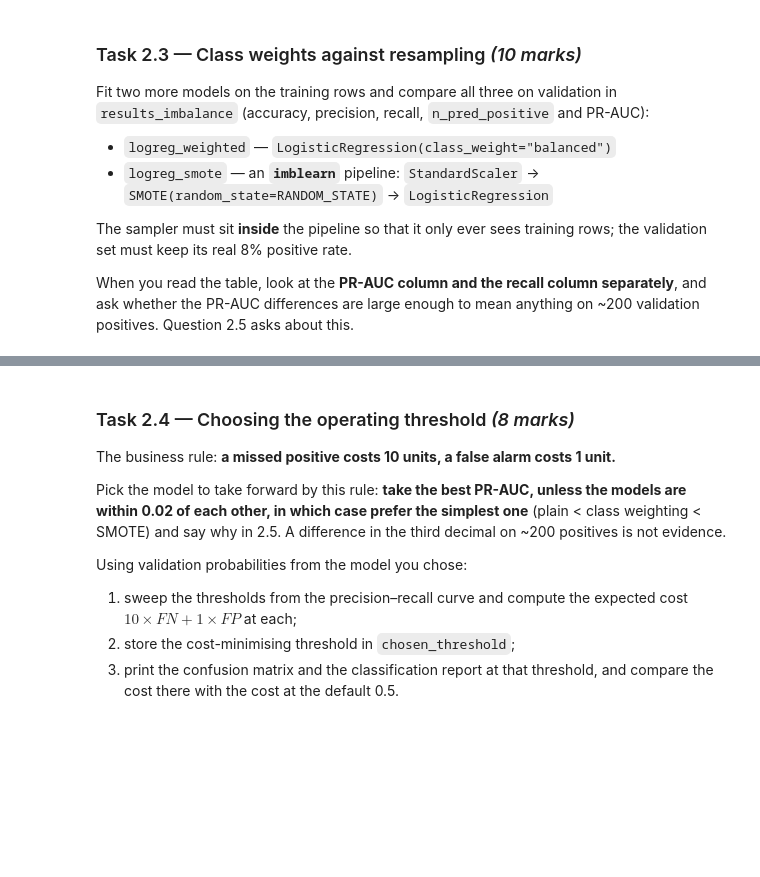
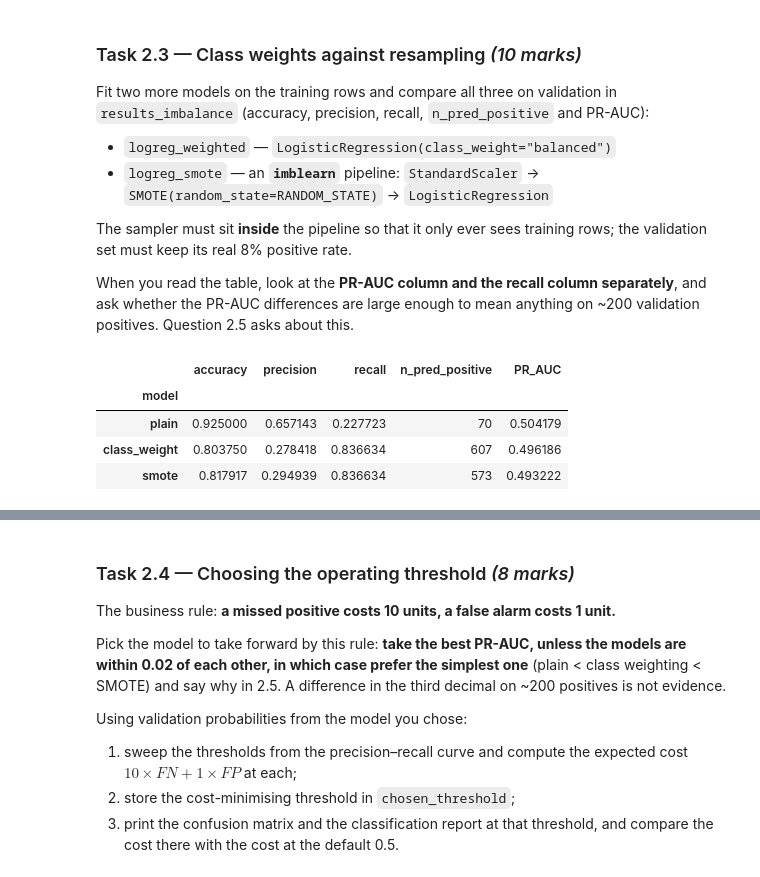
Before and after one commit to momoGrech/AdvancedAI_7CS133, a Jupyter notebook: Portfolio_Task1/AdvancedAI_7CS133_Portfolio_Task1.ipynb, the cells around one changed output, grey strips where cells are left out. Cells and saved outputs as stored; diff of their text form; code cells hidden in the pictures; blank space fills up the shorter version.

```diff
--- a/Portfolio_Task1/AdvancedAI_7CS133_Portfolio_Task1.ipynb
+++ b/Portfolio_Task1/AdvancedAI_7CS133_Portfolio_Task1.ipynb
@@ -526,15 +880,55 @@ this.
 # %%
 from imblearn.over_sampling import SMOTE
 from imblearn.pipeline import Pipeline as ImbPipeline
 
-# ===== YOUR CODE HERE =====
-# Fit `logreg_weighted` and `logreg_smote`, then build `results_imbalance` with one row per model
-# (plain, class_weight, smote) and a PR_AUC column.
-logreg_weighted = logreg_smote = None
-results_imbalance = None
-# ===== END OF YOUR CODE =====
+# 1. Class-weighted logistic regression.
+logreg_weighted = Pipeline([
+    ("scaler", StandardScaler()),
+    ("model", LogisticRegression(
+        class_weight="balanced",
+        max_iter=1000,
+        random_state=RANDOM_STATE
+    )),
+])
+logreg_weighted.fit(Xc_train, yc_train)
+
+# 2. SMOTE: scale first, then resample training data.
+logreg_smote = ImbPipeline([
+    ("scaler", StandardScaler()),
+    ("smote", SMOTE(random_state=RANDOM_STATE)),
+    ("model", LogisticRegression(
+        max_iter=1000,
+        random_state=RANDOM_STATE
+    )),
+])
+logreg_smote.fit(Xc_train, yc_train)
+
+# 3. Compare all three models on the original validation data.
+models = {
+    "plain": logreg_plain,
+    "class_weight": logreg_weighted,
+    "smote": logreg_smote,
+}
+
+scores = {}
+
+for name, model in models.items():
+    scores[name] = clf_scores(model, Xc_val, yc_val)
+
+    # Average precision uses probabilities rather than predicted labels.
+    proba = model.predict_proba(Xc_val)[:, 1]
+    scores[name]["PR_AUC"] = average_precision_score(yc_val, proba)
+
+results_imbalance = pd.DataFrame.from_dict(scores, orient="index")
+results_imbalance.index.name = "model"
 
 results_imbalance
+# %% [output]
+|  | accuracy | precision | recall | n_pred_positive | PR_AUC |
+| model |  |  |  |  |  |
+| plain | 0.925000 | 0.657143 | 0.227723 | 70 | 0.504179 |
+| class_weight | 0.803750 | 0.278418 | 0.836634 | 607 | 0.496186 |
+| smote | 0.817917 | 0.294939 | 0.836634 | 573 | 0.493222 |
 # %%
 # ===== SELF-CHECK 2.3 =====
 assert results_imbalance is not None and len(results_imbalance) == 3, "Three rows, please."
```
Also changed, not shown: parts of 24 cells of this notebook.
